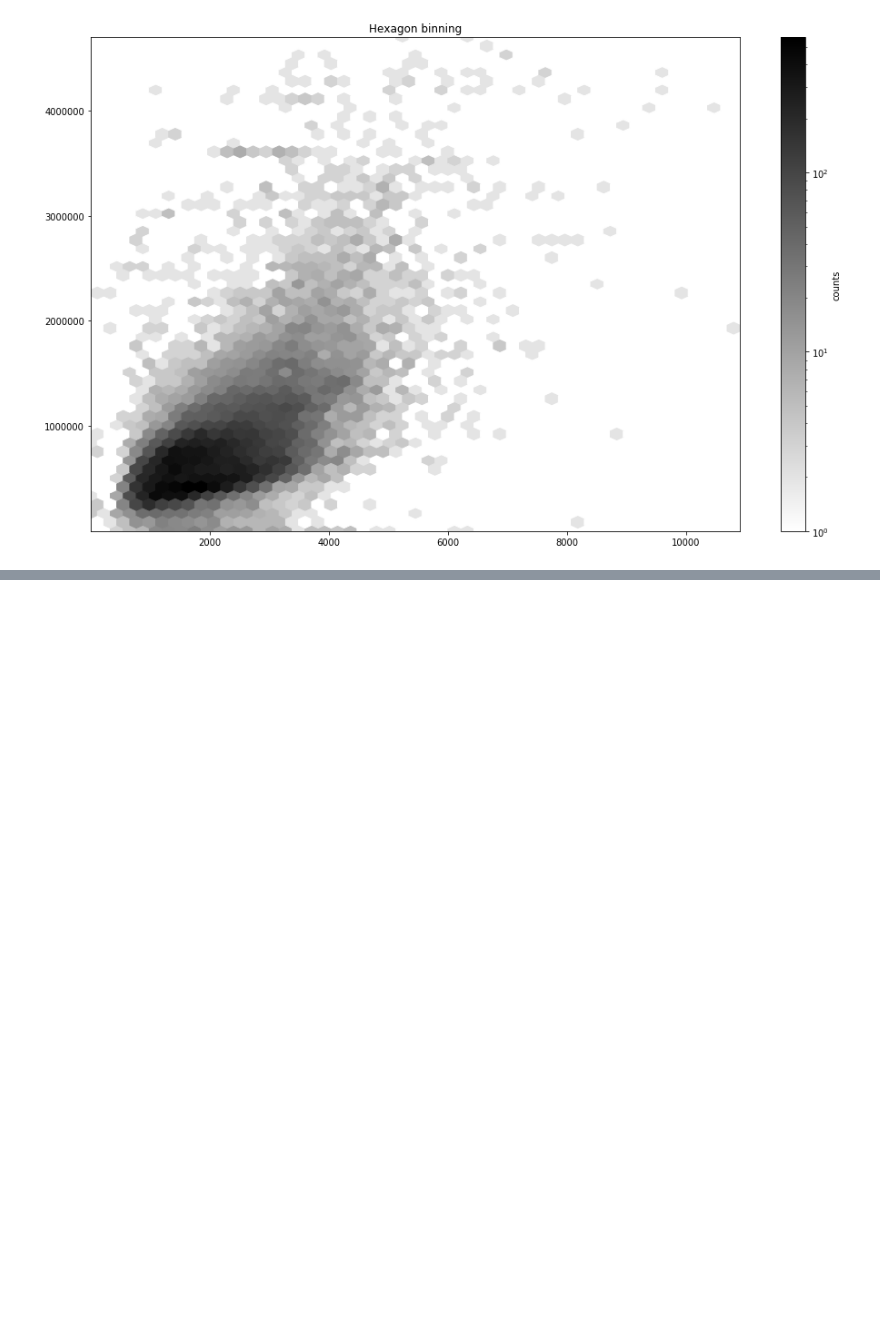
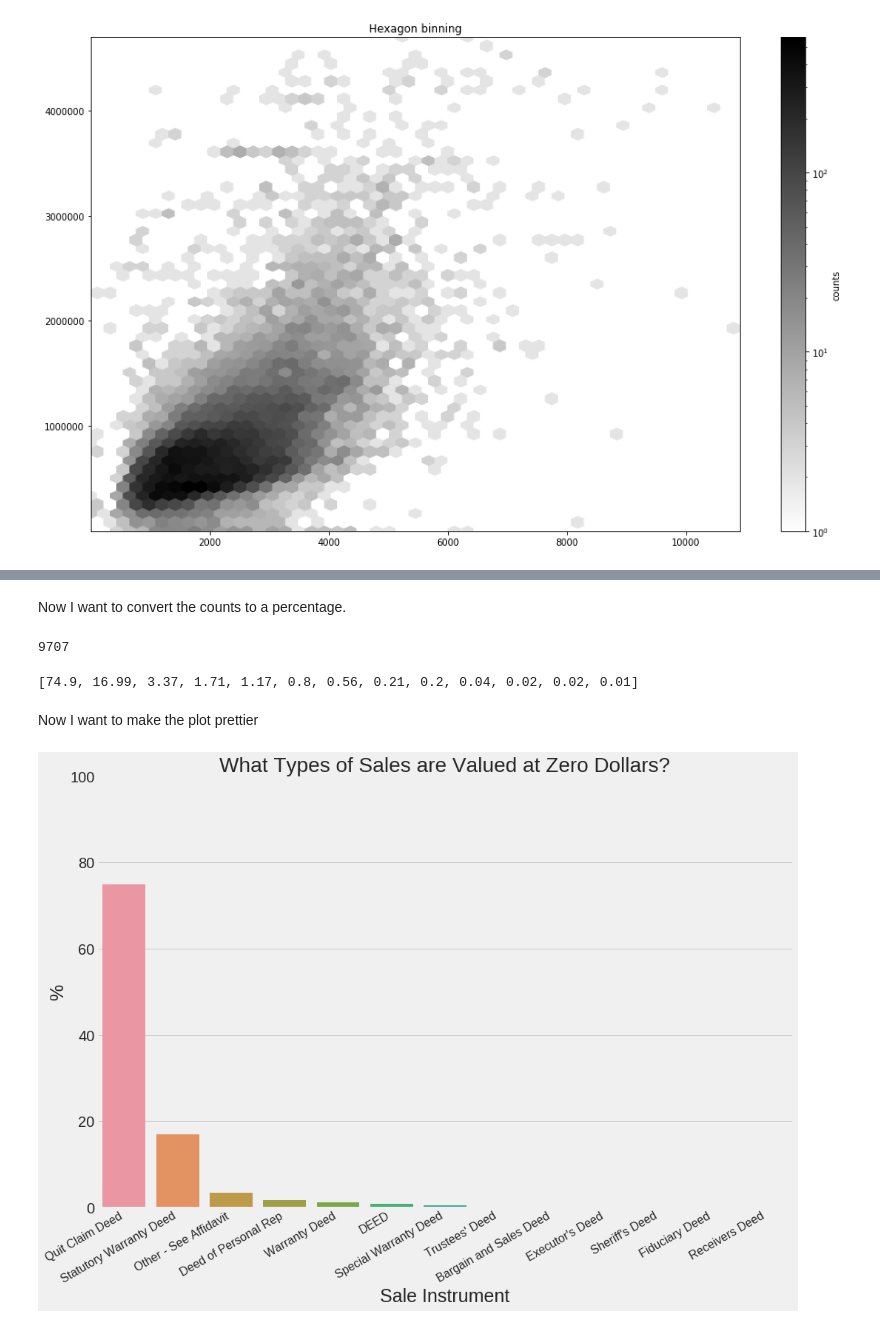
Before and after one commit to chum46/housing_sales_king_county, a Jupyter notebook: notebooks/exploratory/06_mef_visualizations.ipynb, the cells around one changed output, grey strips where cells are left out. Saved outputs shown, nothing was run; the diff lists cells and outputs as text; code cells hidden in the pictures; blank space fills up the shorter version.

```diff
--- a/notebooks/exploratory/06_mef_visualizations.ipynb
+++ b/notebooks/exploratory/06_mef_visualizations.ipynb
@@ -199,0 +472,35 @@ plt.savefig('price_sq_ft.png')
+# %% [markdown]
+Now I want to convert the counts to a percentage.
+# %%
+total = sum(counts)
+total
+# %% [output]
+9707
+# %%
+percents = [round((count/total)*100, 2) for count in counts]
+percents
+# %% [output]
+[74.9, 16.99, 3.37, 1.71, 1.17, 0.8, 0.56, 0.21, 0.2, 0.04, 0.02, 0.02, 0.01]
+# %% [markdown]
+Now I want to make the plot prettier
+# %%
+plt.style.use('fivethirtyeight')
+
+fig, ax = plt.subplots(1,1, figsize=(15,10))
+
+sns.barplot(categories, percents, ax=ax)
+
+
+
+#set text
+ax.set_title("What Types of Sales are Valued at Zero Dollars?", fontsize=28)
+ax.tick_params(axis='x',labelsize=16, labelrotation=30)
+ax.tick_params(axis='y', labelsize=20)
+ax.set_xlabel('Sale Instrument', fontsize = 25)
+ax.set_ylabel('%', fontsize = 25)
+ax.set_xticklabels(categories, ha='right')
+ax.set_ylim(0,100)
+
+plt.savefig('sales_instruments.png',dpi=300, bbox_inches = "tight")
+# %% [output]
+[figure, added]
```
Also changed, not shown: parts of 37 cells of this notebook, 7 other files.
